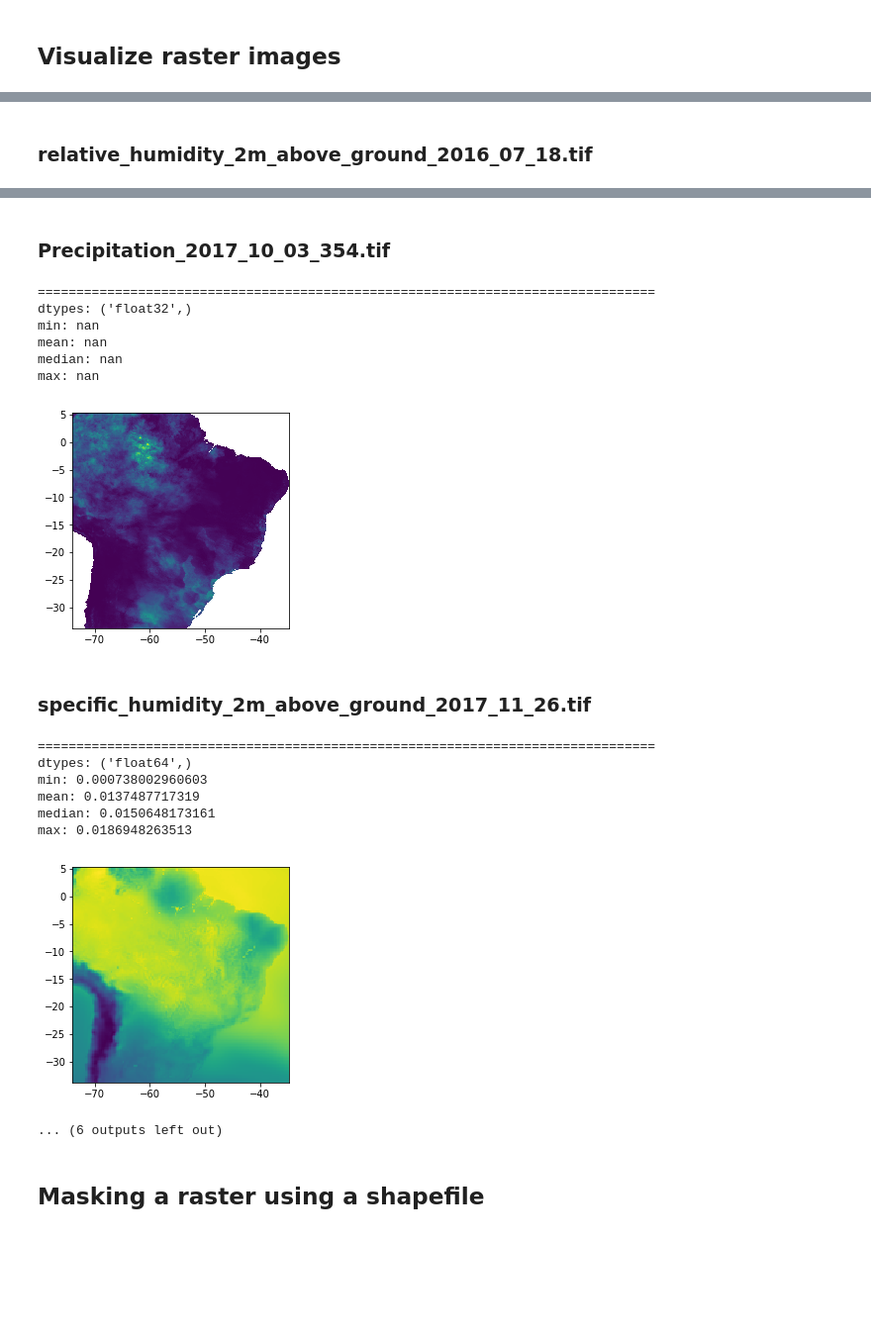
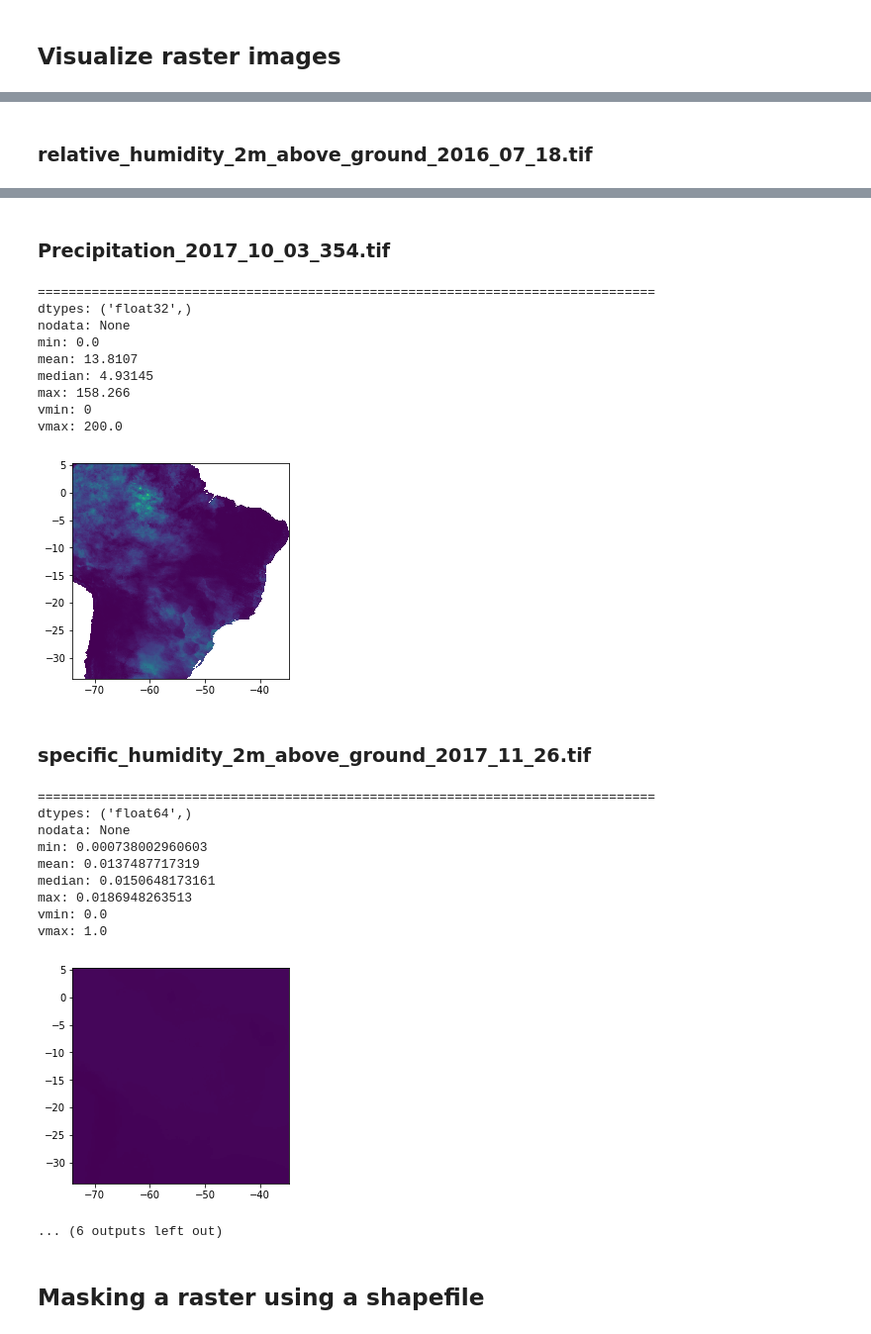
Before and after one commit to AlertaDengue/AlertaDengue, a Jupyter notebook: notebooks/Mapserver-Rio-de-Janeiro-with-Raster-Images.ipynb, the cells around one changed output, grey strips where cells are left out. Shown: that part at 99% size. Drawn from its saved outputs; the diff is of its cells as text; code cells hidden in the pictures; blank space fills up the shorter version.

```diff
--- a/notebooks/Mapserver-Rio-de-Janeiro-with-Raster-Images.ipynb
+++ b/notebooks/Mapserver-Rio-de-Janeiro-with-Raster-Images.ipynb
@@ -118,6 +122,28 @@ def show_raster_stats(src):
         print('mean:', band.mean())
         print('median:', np.median(band))
         print('max:', band.max())
+# %%
+def get_raster_key(raster_name, to_lower=True):
+    """
+    """
+    if raster_name[-14:].count('_') == 2:
+        raster_key = raster_name[:-15]
+    else:
+        raster_key = raster_name[:-19]
+
+    if to_lower:
+        raster_key = raster_key.lower()
+
+    return raster_key
+# %%
+data_range = {
+    'ndvi': (-2000.0, +10000.0),
+    'lst_day_1km': (0.0, 20000.0),
+    'lst_night_1km': (-30.0, 30.0),
+    'relative_humidity_2m_above_ground': (0.0, 100.0),
+    'specific_humidity_2m_above_ground': (0.0, 1.0),
+    'precipitation': (0, 200.0)
+}
 # %%
 rasters = {}
 str_numbers = ''.join([str(i) for i in range(10)])
@@ -130,14 +156,31 @@ for raster_file_path in glob(os.path.join(raster_dir_path, '*')):
 
     display(HTML('\n<H3>%s</H3>' % raster_name))
 
+    """
+    # force statistic computation
+    ds = gdal.Open(raster_file_path, gdal.GA_Update)
+    for i in range(1, ds.RasterCount+1):
+        ds.GetRasterBand(i).ComputeStatistics(False)
+    ds = None  # save, close
+    """
+
     src = rasterio.open(raster_file_path)
     # show_raster_info(src)
     show_raster_stats(src)
     rasters[raster_name] = src
 
-    # plot image
-    # raster_plot(src)
-    rasterio.plot.show((src, 1), with_bounds=True)
+    raster_key = get_raster_key(raster_name)
+
+    vmin = data_range[raster_key][0]
+    vmax = data_range[raster_key][1]
+
+    print('vmin:', vmin)
+    print('vmax:', vmax)
+
+    rasterio.plot.show(
+        (src, 1), with_bounds=True,
+        vmin=vmin, vmax=vmax
+    )
 # %% [output]
 LST_Day_1km_2017_11_04.tif
 ================================================================================
@@ -157,20 +206,26 @@ max: 99.2469292494
 [figure]
 Precipitation_2017_10_03_354.tif
 ================================================================================
 dtypes: ('float32',)
-min: nan
-mean: nan
-median: nan
-max: nan
+nodata: None
+min: 0.0
+mean: 13.8107
+median: 4.93145
+max: 158.266
+vmin: 0
+vmax: 200.0
 [figure]
 specific_humidity_2m_above_ground_2017_11_26.tif
 ================================================================================
 dtypes: ('float64',)
+nodata: None
 min: 0.000738002960603
 mean: 0.0137487717319
 median: 0.0150648173161
 max: 0.0186948263513
+vmin: 0.0
+vmax: 1.0
-[figure, old version]
+[figure, new version]
 ... (6 outputs left out)
 # %% [markdown]
 ## Masking a raster using a shapefile
```
Also changed, not shown: parts of 8 cells of this notebook.
